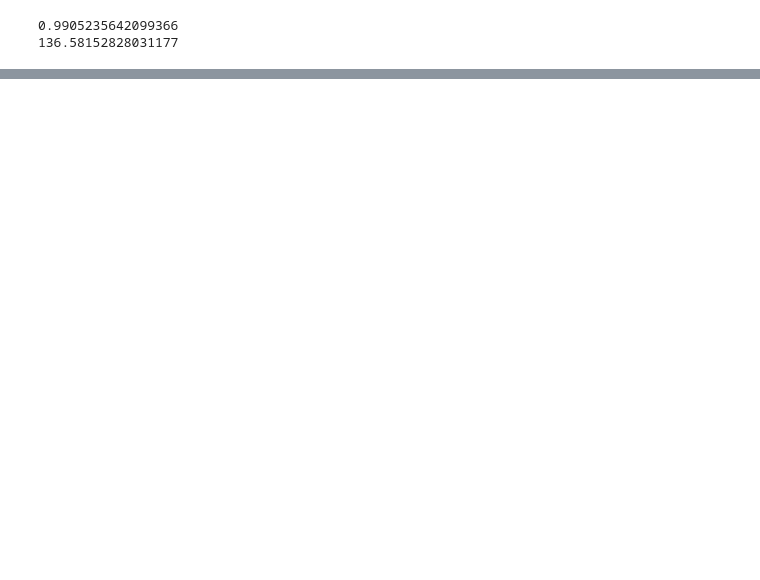
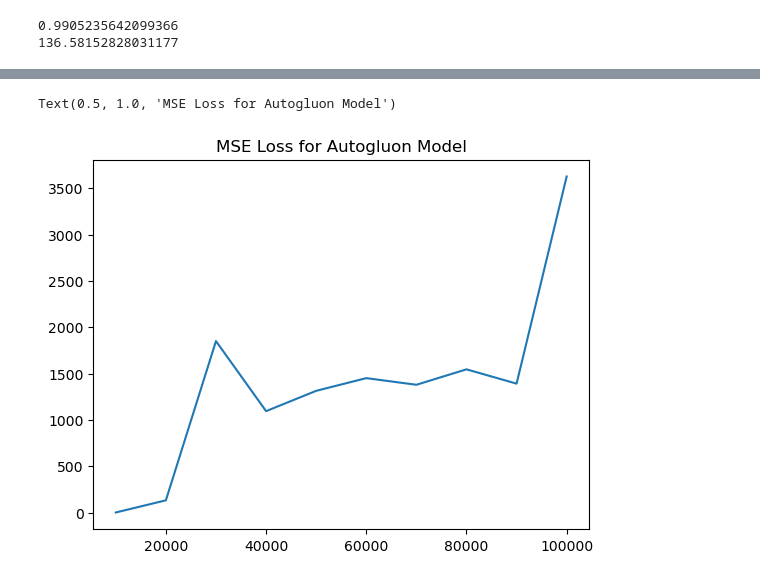
Before and after one commit to Yichen-Wang-2003/24W-PIC16B-Group4, a Jupyter notebook: Autogluon.ipynb, the cells around one changed output, grey strips where cells are left out. Saved outputs shown, nothing was run; the diff lists cells and outputs as text; code cells hidden in the pictures; blank space fills up the shorter version.

```diff
--- a/Autogluon.ipynb
+++ b/Autogluon.ipynb
@@ -162,0 +206,6 @@ Name: discounted_price, Length: 1000, dtype: float32
+# %%
+plt.plot(X_list, mse_list)
+plt.title('MSE Loss for Autogluon Model')
+# %% [output]
+Text(0.5, 1.0, 'MSE Loss for Autogluon Model')
+[figure, added]
```
Also changed, not shown: parts of 22 cells of this notebook, 6 other files.
